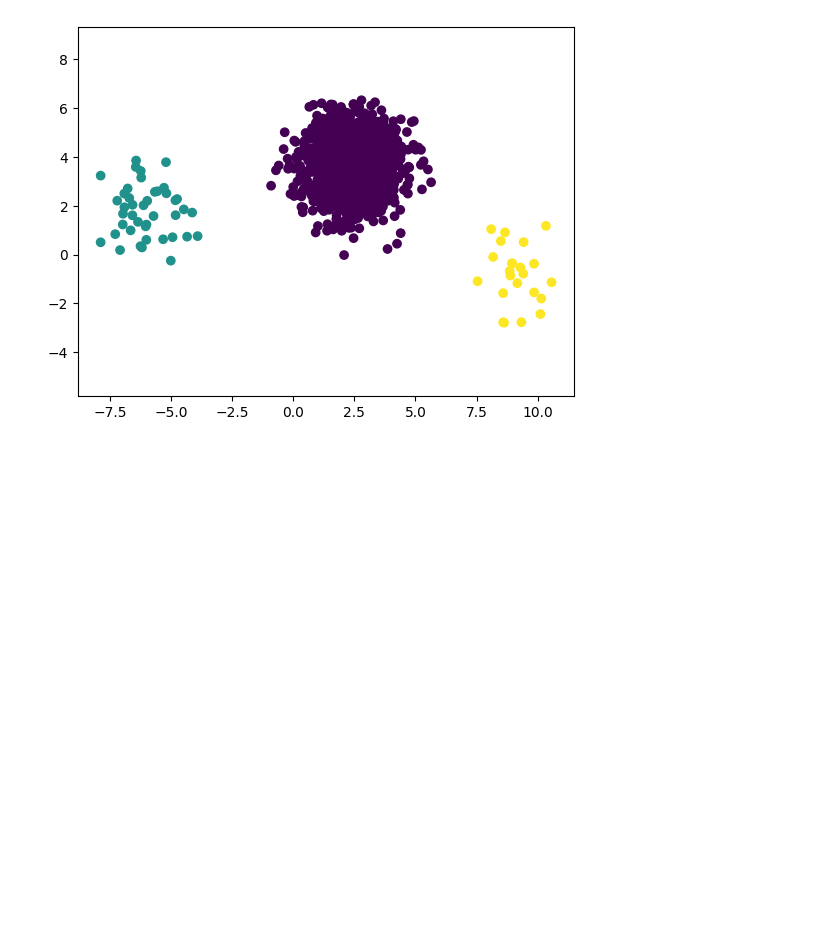
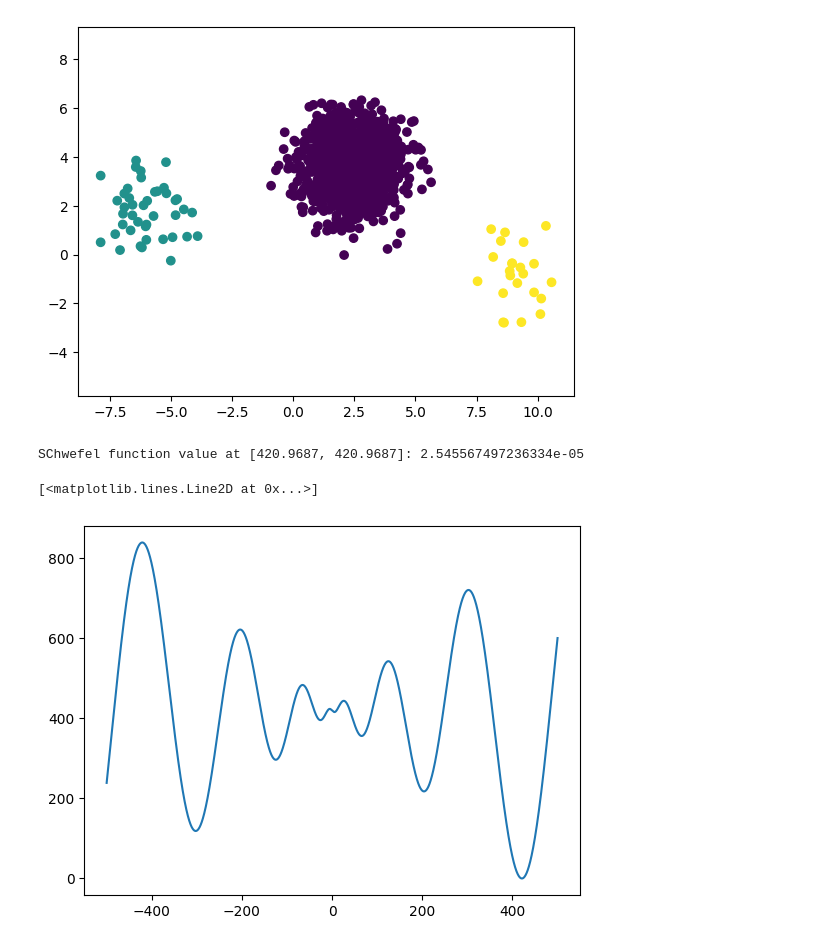
Before and after one commit to Lemonatix/how-to-python, a Jupyter notebook: Computerscience and Programming 24/VL_10.01.25 & 17.01.25/datascience_puds.ipynb, the cells around one changed output. Cells and saved outputs as stored; diff of their text form; code cells hidden in the pictures; blank space fills up the shorter version.

```diff
--- a/Computerscience and Programming 24/VL_10.01.25 & 17.01.25/datascience_puds.ipynb
+++ b/Computerscience and Programming 24/VL_10.01.25 & 17.01.25/datascience_puds.ipynb
@@ -253,3 +253,23 @@ plt.axis("equal")
 # %% [output]
 (-8.80583199017179, 11.49029406300818, -3.2423559875882235, 6.771418002690093)
 [figure]
+# %%
+import numpy as np
+
+def schwefel(x):
+    x = np.asarray(x)
+    n = len(x)
+    return 418.9829 * n - np.sum(x * np.sin(np.sqrt(np.abs(x))))
+
+x = [420.9687, 420.9687]
+result = schwefel(x)
+print(f"Schwefel function value at {x}: {result}")
+# %% [output]
+SChwefel function value at [420.9687, 420.9687]: 2.545567497236334e-05
+# %%
+x = np.linspace(-500, 500, 10000)
+y = [schwefel([x_]) for x_ in x]
+plt.plot(x,y)
+# %% [output]
+[<matplotlib.lines.Line2D at 0x...>]
+[figure, added]
```
Also changed, not shown: parts of 1 cell of this notebook.
